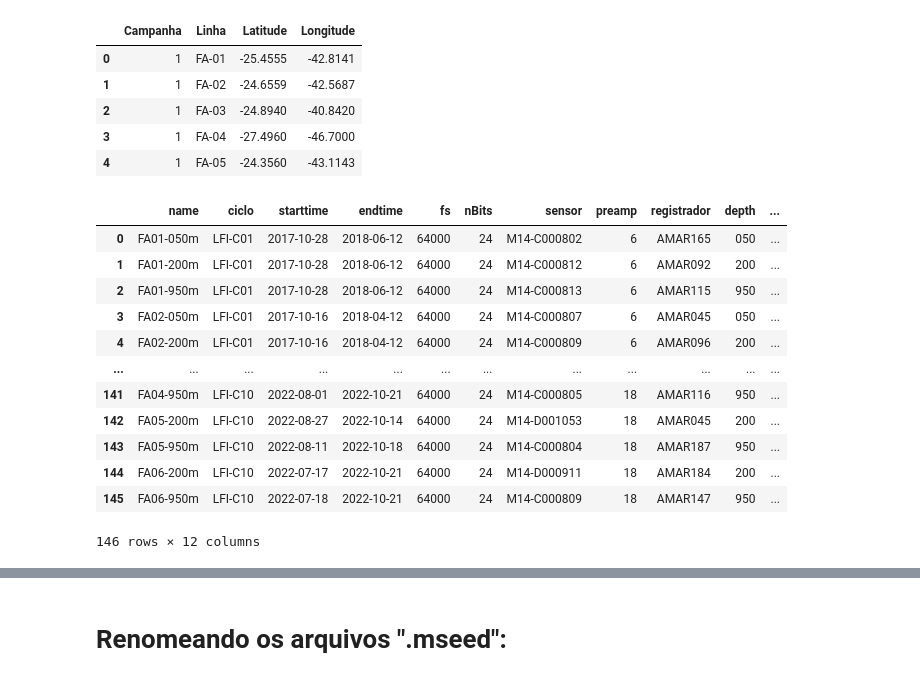
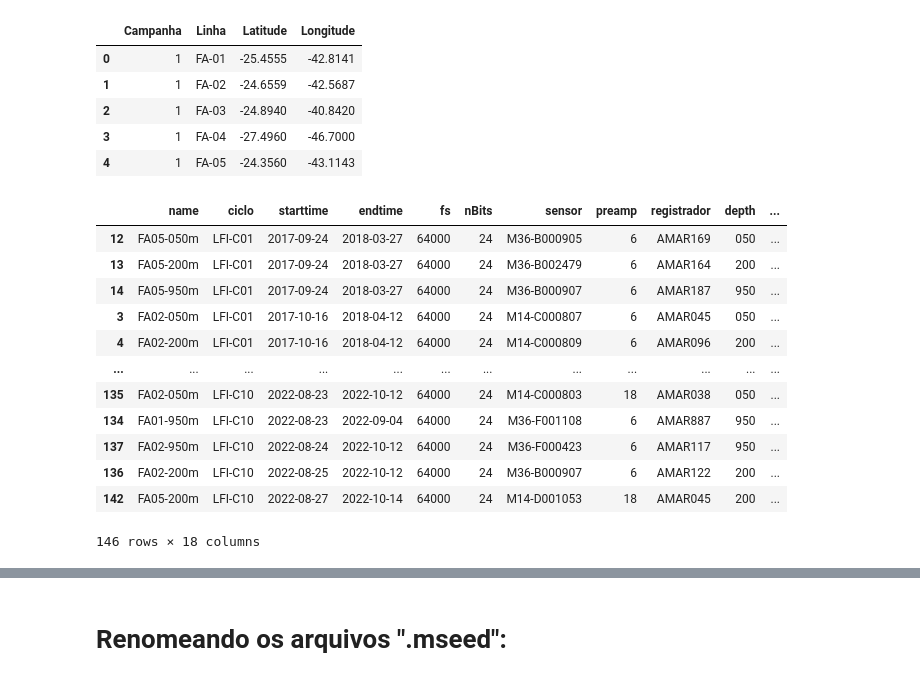
Before and after one commit to dIOGOLOC/marefone, a Jupyter notebook: diverse_tools/Tutorial/Renaming_file_per_dive/Tutorial_LFI_dive.ipynb, the cells around one changed output, grey strips where cells are left out. Saved outputs shown, nothing was run; the diff lists cells and outputs as text; code cells hidden in the pictures.

```diff
--- a/diverse_tools/Tutorial/Renaming_file_per_dive/Tutorial_LFI_dive.ipynb
+++ b/diverse_tools/Tutorial/Renaming_file_per_dive/Tutorial_LFI_dive.ipynb
@@ -186,22 +194,23 @@ df_LFI['depth'] = df_LFI['name'].str[5:-1]
 df_LFI['name_LFI'] = df_LFI['name'].str[:2]+'-'+df_LFI['name'].str[2:4]
 df_LFI['campanha'] = df_LFI['ciclo'].str[5:]
 df_LFI["campanha"] = df_LFI["campanha"].astype(int)
+df_LFI['sensor_nettab'] = df_LFI['sensor'].str[:3]
 # %%
-df_LFI
+df_LFI.sort_values(by='starttime')
 # %% [output]
 |  | name | ciclo | starttime | endtime | fs | nBits | sensor | preamp | registrador | depth | ... |
-| 0 | FA01-050m | LFI-C01 | 2017-10-28 | 2018-06-12 | 64000 | 24 | M14-C000802 | 6 | AMAR165 | 050 | ... |
-| 1 | FA01-200m | LFI-C01 | 2017-10-28 | 2018-06-12 | 64000 | 24 | M14-C000812 | 6 | AMAR092 | 200 | ... |
-| 2 | FA01-950m | LFI-C01 | 2017-10-28 | 2018-06-12 | 64000 | 24 | M14-C000813 | 6 | AMAR115 | 950 | ... |
+| 12 | FA05-050m | LFI-C01 | 2017-09-24 | 2018-03-27 | 64000 | 24 | M36-B000905 | 6 | AMAR169 | 050 | ... |
+| 13 | FA05-200m | LFI-C01 | 2017-09-24 | 2018-03-27 | 64000 | 24 | M36-B002479 | 6 | AMAR164 | 200 | ... |
+| 14 | FA05-950m | LFI-C01 | 2017-09-24 | 2018-03-27 | 64000 | 24 | M36-B000907 | 6 | AMAR187 | 950 | ... |
 | 3 | FA02-050m | LFI-C01 | 2017-10-16 | 2018-04-12 | 64000 | 24 | M14-C000807 | 6 | AMAR045 | 050 | ... |
 | 4 | FA02-200m | LFI-C01 | 2017-10-16 | 2018-04-12 | 64000 | 24 | M14-C000809 | 6 | AMAR096 | 200 | ... |
 | ... | ... | ... | ... | ... | ... | ... | ... | ... | ... | ... | ... |
-| 141 | FA04-950m | LFI-C10 | 2022-08-01 | 2022-10-21 | 64000 | 24 | M14-C000805 | 18 | AMAR116 | 950 | ... |
+| 135 | FA02-050m | LFI-C10 | 2022-08-23 | 2022-10-12 | 64000 | 24 | M14-C000803 | 18 | AMAR038 | 050 | ... |
+| 134 | FA01-950m | LFI-C10 | 2022-08-23 | 2022-09-04 | 64000 | 24 | M36-F001108 | 6 | AMAR887 | 950 | ... |
+| 137 | FA02-950m | LFI-C10 | 2022-08-24 | 2022-10-12 | 64000 | 24 | M36-F000423 | 6 | AMAR117 | 950 | ... |
+| 136 | FA02-200m | LFI-C10 | 2022-08-25 | 2022-10-12 | 64000 | 24 | M36-B000907 | 6 | AMAR122 | 200 | ... |
 | 142 | FA05-200m | LFI-C10 | 2022-08-27 | 2022-10-14 | 64000 | 24 | M14-D001053 | 18 | AMAR045 | 200 | ... |
-| 143 | FA05-950m | LFI-C10 | 2022-08-11 | 2022-10-18 | 64000 | 24 | M14-C000804 | 18 | AMAR187 | 950 | ... |
-| 144 | FA06-200m | LFI-C10 | 2022-07-17 | 2022-10-21 | 64000 | 24 | M14-D000911 | 18 | AMAR184 | 200 | ... |
-| 145 | FA06-950m | LFI-C10 | 2022-07-18 | 2022-10-21 | 64000 | 24 | M14-C000809 | 18 | AMAR147 | 950 | ... |
-146 rows × 12 columns
+146 rows × 18 columns
 # %%
 def get_lat(line):
 
```
Also changed, not shown: parts of 7 cells of this notebook, 1 other file.
